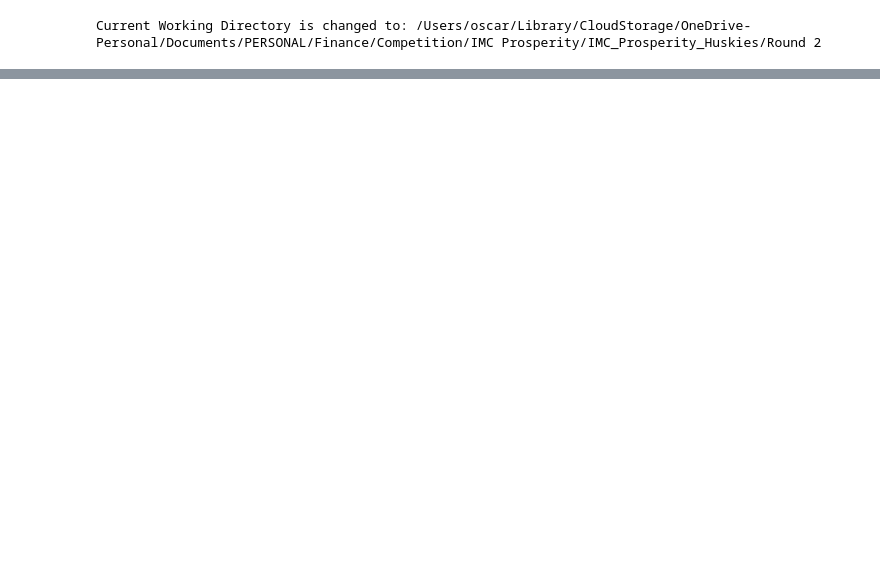
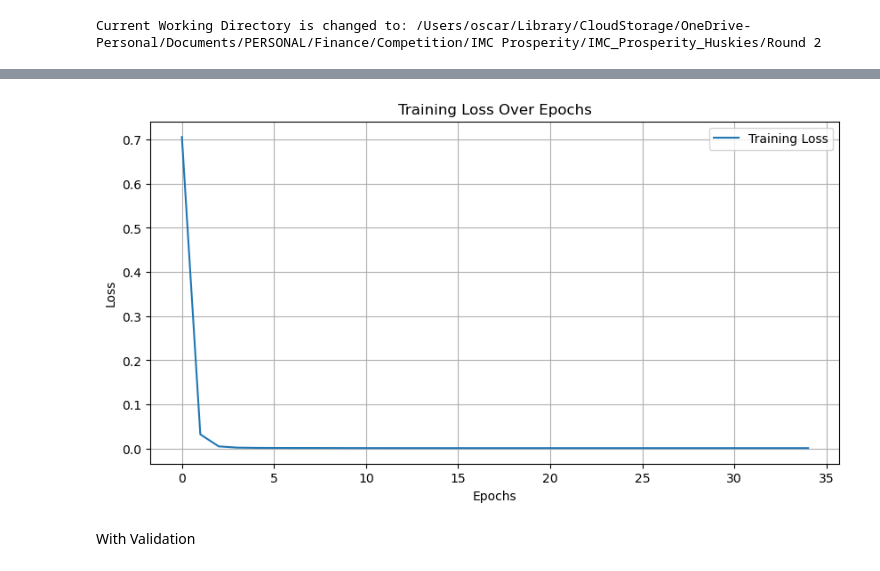
Before and after one commit to ocoropuj/IMC_Prosperity_Huskies, a Jupyter notebook: Round 2/train_LSTM.ipynb, the cells around one changed output, grey strips where cells are left out. Drawn from its saved outputs; the diff is of its cells as text; code cells hidden in the pictures; blank space fills up the shorter version.

```diff
--- a/Round 2/train_LSTM.ipynb
+++ b/Round 2/train_LSTM.ipynb
@@ -36,0 +101,33 @@ data_day_minus1
+# %%
+# Convert data to PyTorch tensors
+X_tensor = torch.tensor(X).float()
+y_tensor = torch.tensor(y).float()
+
+# Create a TensorDataset and DataLoader
+dataset = TensorDataset(X_tensor, y_tensor)
+dataloader = DataLoader(dataset, batch_size=16, shuffle=True)
+
+# Training loop
+learning_rate = 0.001
+criterion = nn.MSELoss()
+optimizer = torch.optim.Adam(model.parameters(), lr=learning_rate)
+
+# Assume model and other settings (criterion, optimizer) are already defined
+epochs = 35
+
+for epoch in range(epochs):
+    total_loss = 0
+    for seq, labels in dataloader:
+        optimizer.zero_grad()
+        y_pred = model(seq)
+        loss = criterion(y_pred, labels)
+        loss.backward()
+        optimizer.step()
+        total_loss += loss.item()
+    avg_loss = total_loss / len(dataloader)
+    losses.append(avg_loss)
+    if epoch > 7:
+        if avg_loss > 0.9 * losses[-2]:
+            learning_rate /= 2
+            optimizer = torch.optim.Adam(model.parameters(), lr=learning_rate)
+    print(f'Epoch {epoch+1}, Loss: {avg_loss}')
@@ -36,0 +152,12 @@ data_day_minus1
+# %%
+plt.figure(figsize=(10, 5))
+#plt.plot(range(1, epochs+1), losses, marker='o', label='Training Loss')
+plt.plot(losses, label='Training Loss')
+plt.title('Training Loss Over Epochs')
+plt.xlabel('Epochs')
+plt.ylabel('Loss')
+plt.legend()
+plt.grid(True)
+plt.show()
+# %% [output]
+[figure, added]
@@ -36,0 +166,2 @@ data_day_minus1
+# %% [markdown]
+With Validation
```
Also changed, not shown: parts of 18 cells of this notebook, 17 other files.
